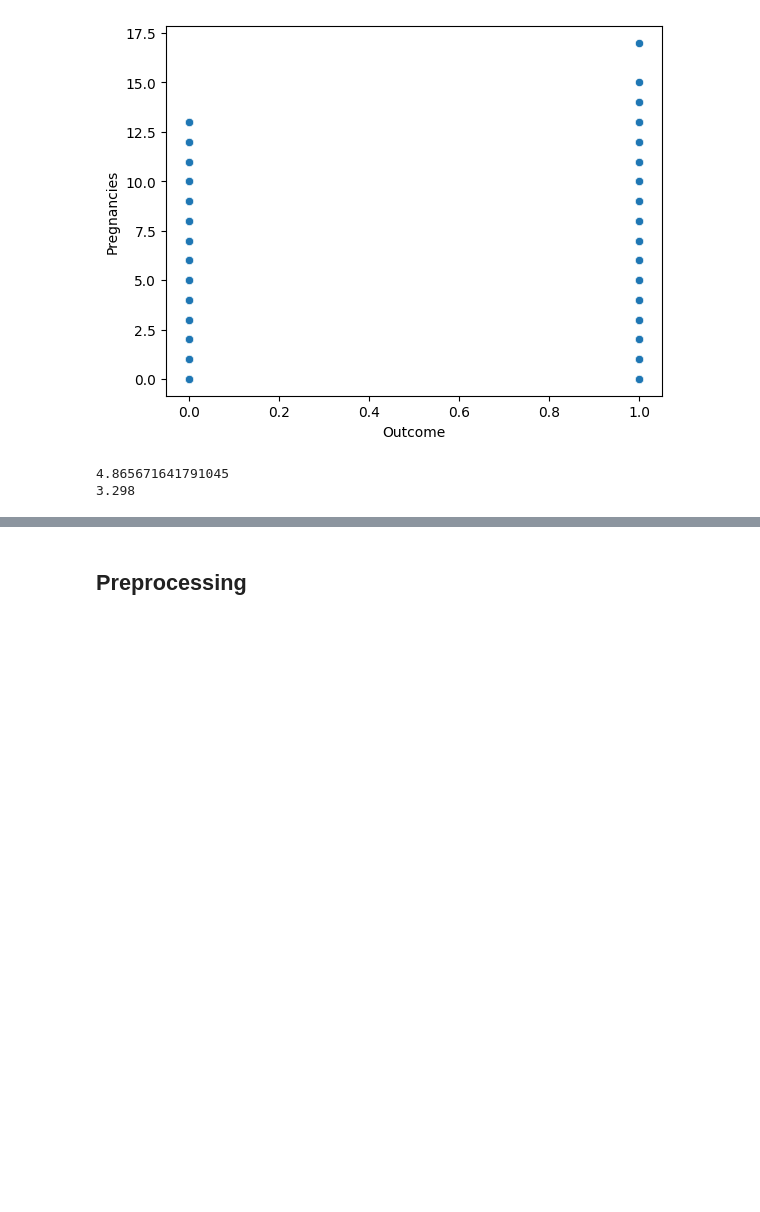
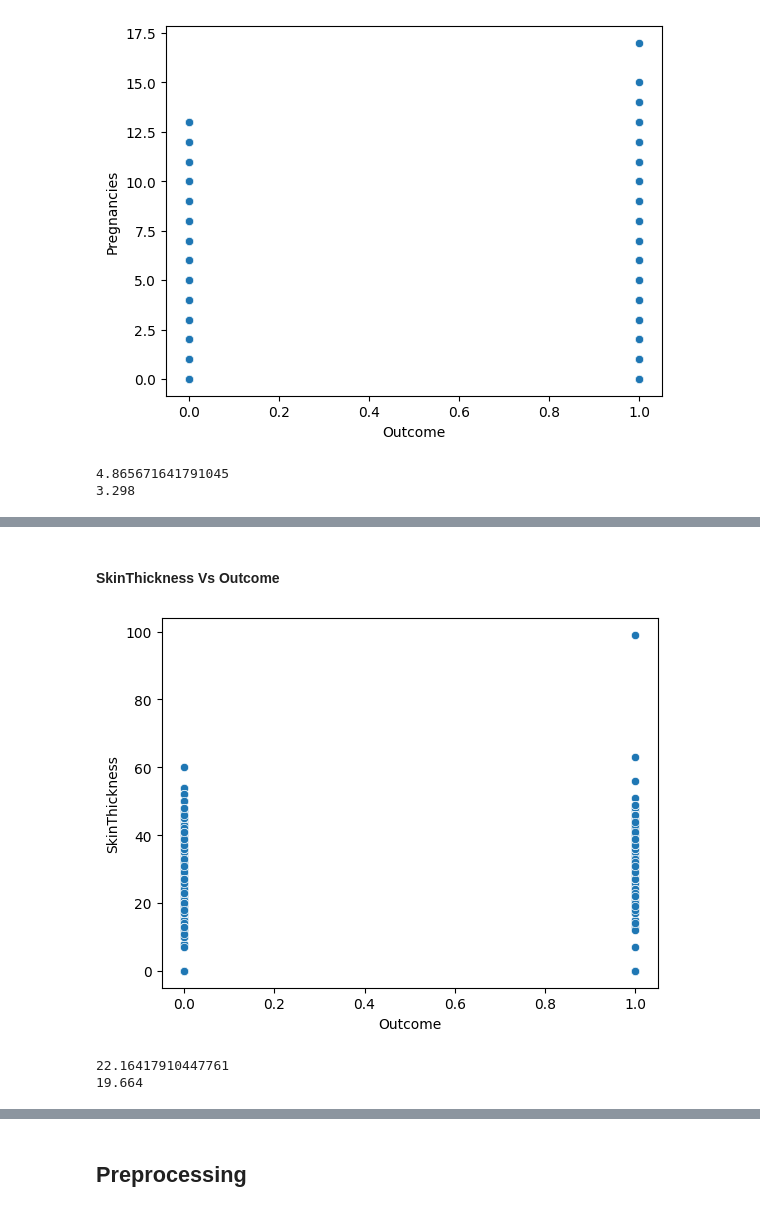
Before and after one commit to zanra2401/KomputasiNumerik_KlasifikasiRandomForest_RisikoDiabetes, a Jupyter notebook: Klasifikasi_rf.ipynb, the cells around one changed output, grey strips where cells are left out. Cells and saved outputs as stored; diff of their text form; code cells hidden in the pictures; blank space fills up the shorter version.

```diff
--- a/Klasifikasi_rf.ipynb
+++ b/Klasifikasi_rf.ipynb
@@ -114,0 +149,16 @@ print(rata_rata_kehamilan_tidak_diabetes)
+# %% [markdown]
+#### SkinThickness Vs Outcome
+# %%
+sns.scatterplot(x='Outcome', y='SkinThickness', data=df)
+
+plt.show()
+
+rata_rata_skin_thickness_diabetes = df[df['Outcome'] == 1]['SkinThickness'].mean()
+rata_rata_skin_thickness_tidak_diabetes = df[df['Outcome'] == 0]['SkinThickness'].mean()
+
+print(rata_rata_skin_thickness_diabetes)
+print(rata_rata_skin_thickness_tidak_diabetes)
+# %% [output]
+[figure, added]
+22.16417910447761
+19.664
```
Also changed, not shown: parts of 11 cells of this notebook.
